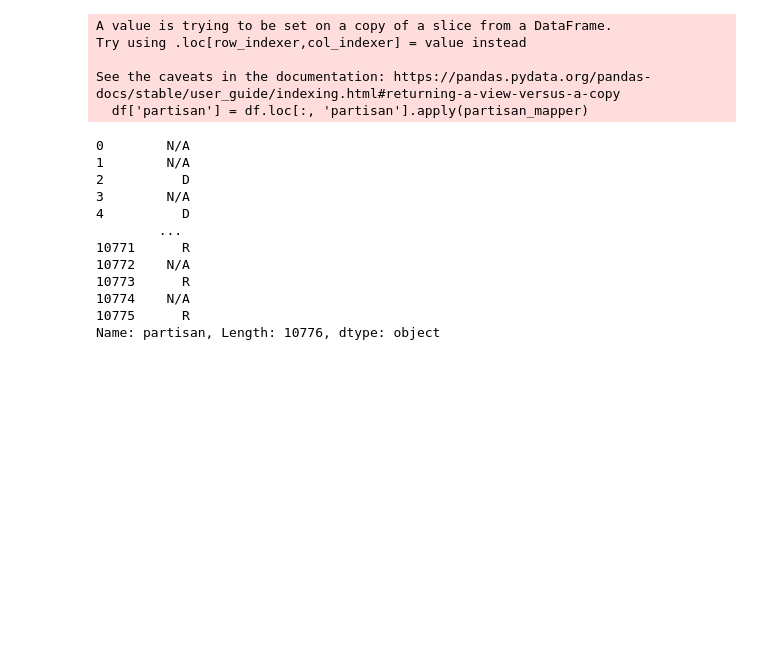
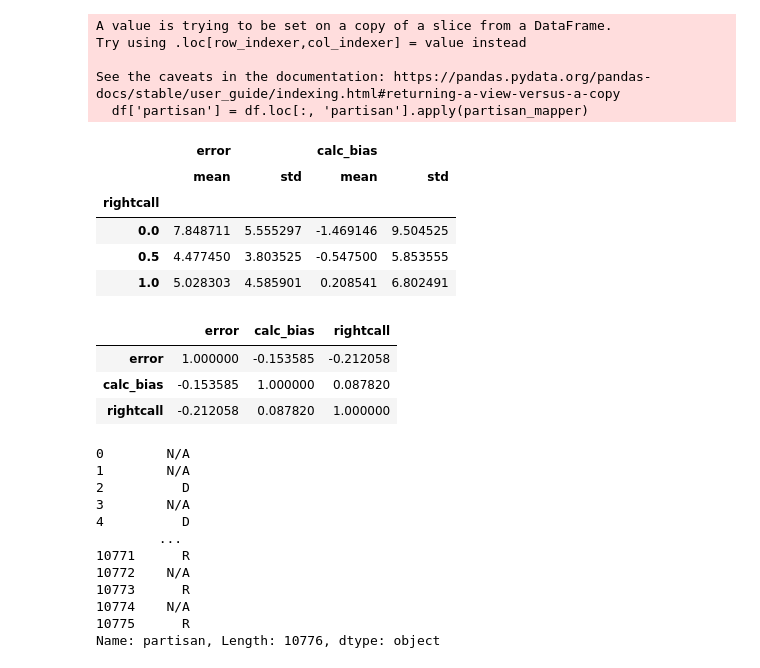
Before and after one commit to vijay-ravuri/poll-accuracy-modeling, a Jupyter notebook: code/clustering.ipynb, the cells around one changed output. Cells and saved outputs as stored; diff of their text form; code cells hidden in the pictures; blank space fills up the shorter version.

```diff
--- a/code/clustering.ipynb
+++ b/code/clustering.ipynb
@@ -138,6 +138,22 @@ Try using .loc[row_indexer,col_indexer] = value instead
 
 See the caveats in the documentation: https://pandas.pydata.org/pandas-docs/stable/user_guide/indexing.html#returning-a-view-versus-a-copy
   df['partisan'] = df.loc[:, 'partisan'].apply(partisan_mapper)
+# %%
+df.groupby('rightcall')[['error', 'calc_bias']].agg(['mean', 'std'])
+# %% [output]
+|  | error |  | calc_bias |  |
+|  | mean | std | mean | std |
+| rightcall |  |  |  |  |
+| 0.0 | 7.848711 | 5.555297 | -1.469146 | 9.504525 |
+| 0.5 | 4.477450 | 3.803525 | -0.547500 | 5.853555 |
+| 1.0 | 5.028303 | 4.585901 | 0.208541 | 6.802491 |
+# %%
+df[['error', 'calc_bias', 'rightcall']].corr()
+# %% [output]
+|  | error | calc_bias | rightcall |
+| error | 1.000000 | -0.153585 | -0.212058 |
+| calc_bias | -0.153585 | 1.000000 | 0.087820 |
+| rightcall | -0.212058 | 0.087820 | 1.000000 |
 # %%
 X['partisan']
 # %% [output]
```
Also changed, not shown: 1 other file.
